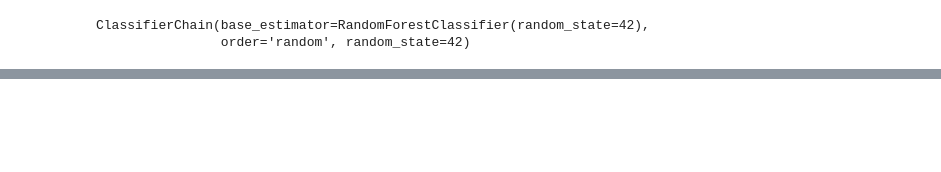
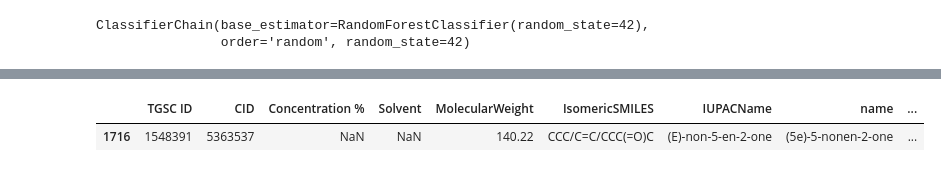
Before and after one commit to cluiverto/osmo, a Jupyter notebook: notebooks/goodscents.ipynb, the cells around one changed output, grey strips where cells are left out. Cells and saved outputs as stored; diff of their text form; code cells hidden in the pictures; blank space fills up the shorter version.

```diff
--- a/notebooks/goodscents.ipynb
+++ b/notebooks/goodscents.ipynb
@@ -341,0 +428,5 @@ results.sort_values(by='f1_score')
+# %%
+df[df.name == '(5e)-5-nonen-2-one']
+# %% [output]
+|  | TGSC ID | CID | Concentration % | Solvent | MolecularWeight | IsomericSMILES | IUPACName | name | ... |
+| 1716 | 1548391 | 5363537 | NaN | NaN | 140.22 | CCC/C=C/CCC(=O)C | (E)-non-5-en-2-one | (5e)-5-nonen-2-one | ... |
```
Also changed, not shown: parts of 18 cells of this notebook, 3 other files.
